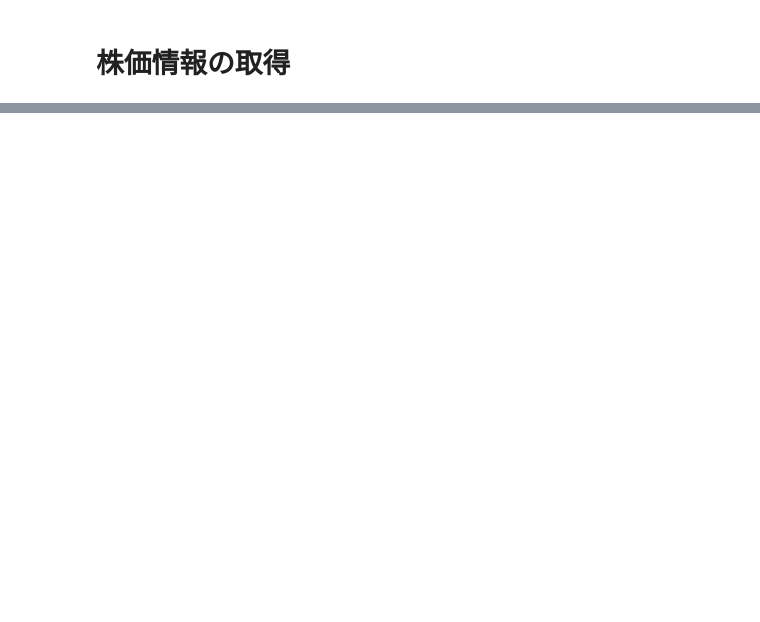
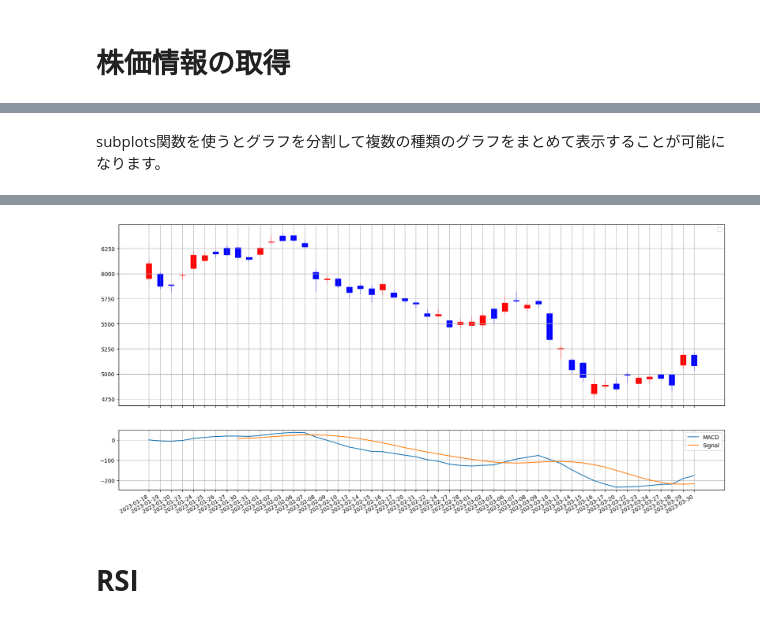
Before and after one commit to sakamototaisei/python_colab, a Jupyter notebook: PH_移動平均線_MACD_RSI.ipynb, the cells around one changed output, grey strips where cells are left out. Drawn from its saved outputs; the diff is of its cells as text; code cells hidden in the pictures; blank space fills up the shorter version.

```diff
--- a/PH_移動平均線_MACD_RSI.ipynb
+++ b/PH_移動平均線_MACD_RSI.ipynb
@@ -51,0 +125,11 @@ df.head()
+# %%
+def macd(df):
+    FastEMA_period = 12  # 短期EMAの期間
+    SlowEMA_period = 26  # 長期EMAの期間
+    SignalSMA_period = 9  # SMAを取る期間
+    df["MACD"] = df["Close"].ewm(span=FastEMA_period).mean() - df["Close"].ewm(span=SlowEMA_period).mean()
+    df["Signal"] = df["MACD"].rolling(SignalSMA_period).mean()
+    return df
+
+# MACDを計算する
+df = macd(df)
@@ -51,0 +151,30 @@ df.head()
+# %% [markdown]
+subplots関数を使うとグラフを分割して複数の種類のグラフをまとめて表示することが可能になります。
+# %%
+import mpl_finance
+import matplotlib.pyplot as plt
+%matplotlib inline
+
+
+# チャート定義
+fig, ax = plt.subplots(2, figsize=(20, 10), sharex=True, gridspec_kw={'height_ratios': [3, 1]})
+
+# ローソク足チャートをプロット
+mpl_finance.candlestick_ohlc(ax[0], df.values, width=0.5, colorup='r', colordown='b')
+
+# MACDをプロット
+ax[1].plot(df["index"], df["MACD"], label="MACD")
+ax[1].plot(df["index"], df["Signal"], label="Signal")
+
+# X軸を調整
+plt.xticks([x for x in range(len(df))], [x.strftime('%Y-%m-%d') for x in df.index])
+fig.autofmt_xdate()
+
+# 凡例表示, グリッド表示
+for a in ax:
+    a.legend()
+    a.grid()
+
+# グラフを表示
+plt.show()
+# %% [output]
@@ -51,0 +182,3 @@ df.head()
+[figure, added]
+# %% [markdown]
+# **RSI**
```
Also changed, not shown: parts of 19 cells of this notebook.
